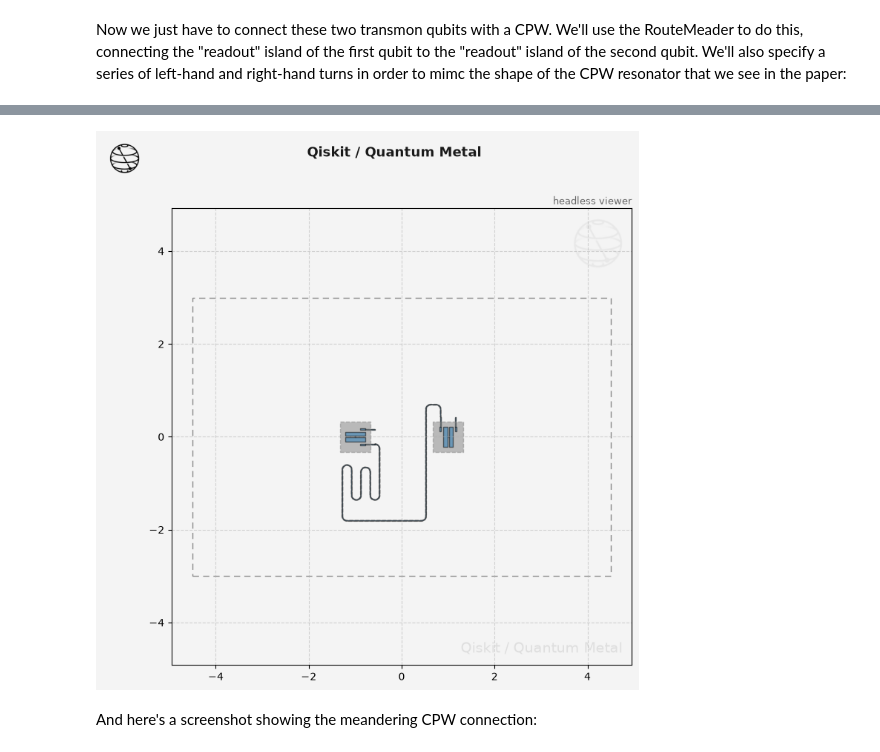
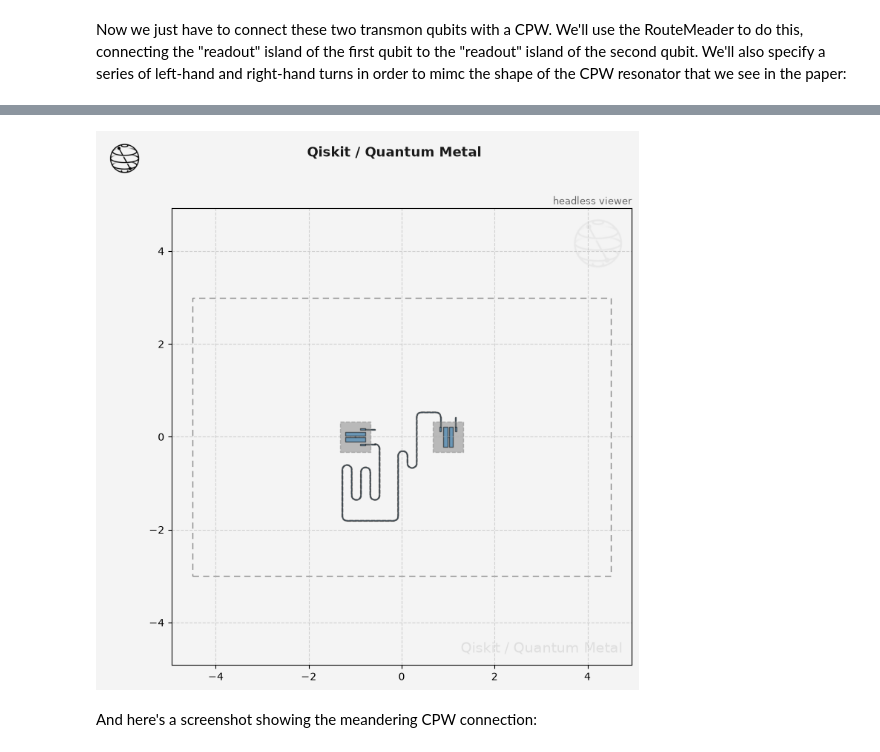
Before and after one commit to barkol/qiskit-metal, a Jupyter notebook: docs/tut/4-Analysis/Design-and-Simulation-of-a-Cross-Resonance-Gate.ipynb, the cells around one changed output, grey strips where cells are left out. Drawn from its saved outputs; the diff is of its cells as text; code cells hidden in the pictures.

```diff
--- a/docs/tut/4-Analysis/Design-and-Simulation-of-a-Cross-Resonance-Gate.ipynb
+++ b/docs/tut/4-Analysis/Design-and-Simulation-of-a-Cross-Resonance-Gate.ipynb
@@ -411,8 +411,8 @@ jogs_start[5] = ["R", "200um"]
 jogs_start[6] = ["R", "750um"]
 jogs_start[7] = ["L", "200um"]
 jogs_start[8] = ["L", "1200um"]
-jogs_start[9] = ["L", "1800um"]
-jogs_start[10] = ["L", "2500um"]
+jogs_start[9] = ["L", "1200um"]
+jogs_start[10] = ["L", "1500um"]
 
 jogs_end = OrderedDict()
 jogs_end[0] = ["R", "200um"]
@@ -445,4 +441,4 @@ gui.rebuild()
-[figure, old version]
+[figure, new version]
 # %% [markdown]
 And here's a screenshot showing the meandering CPW connection:
 # %%
```
Also changed, not shown: parts of 2 cells of this notebook, 1 other file.
